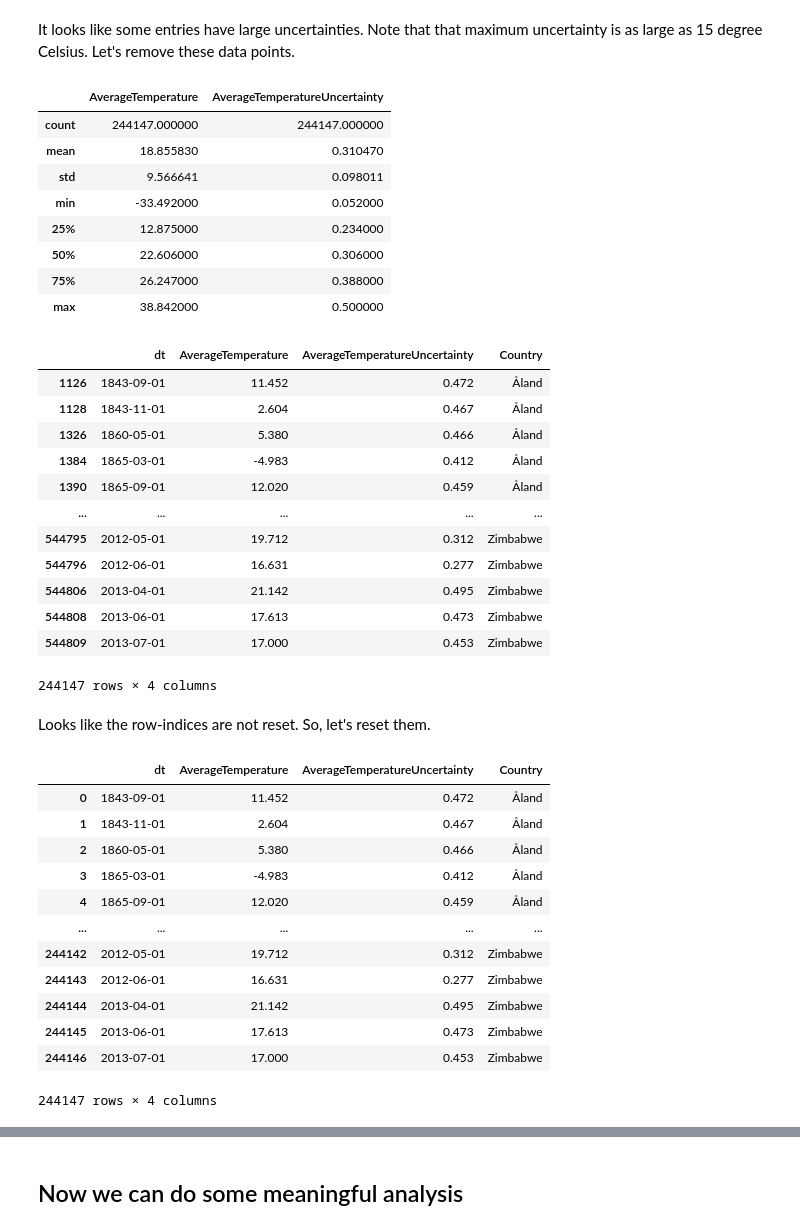
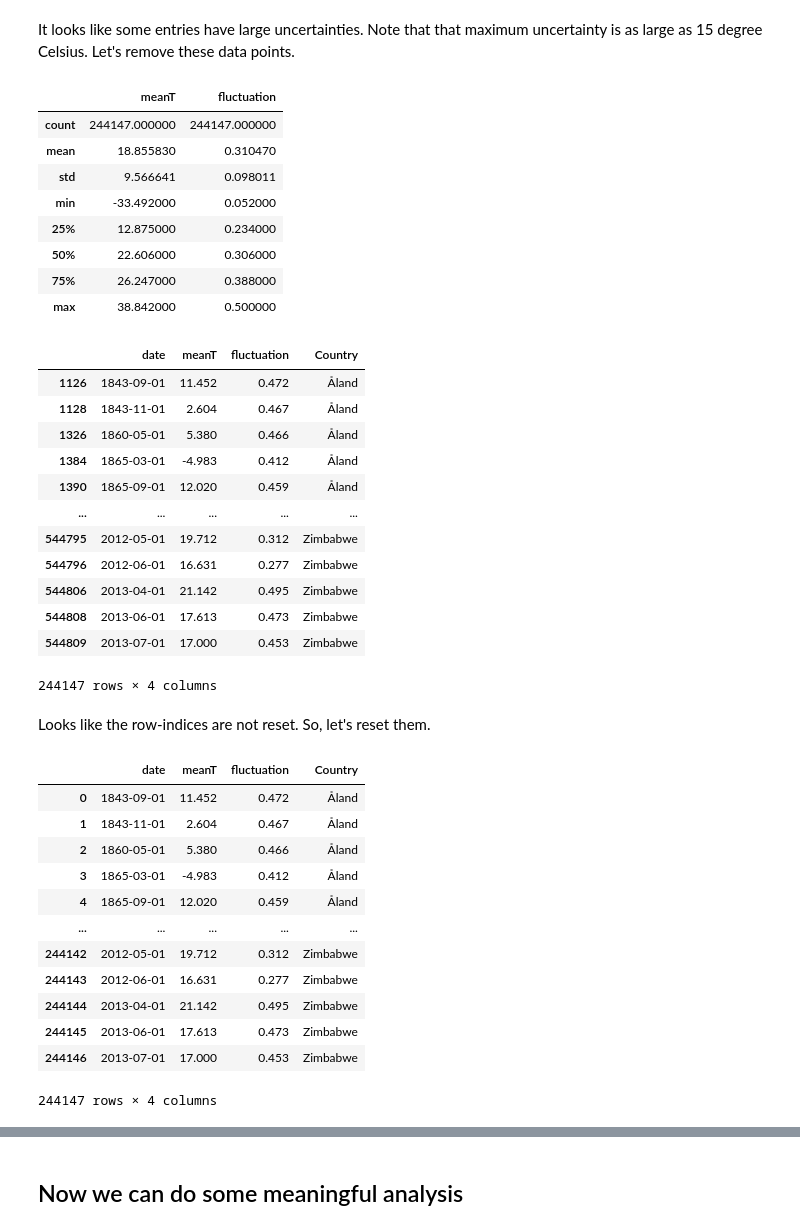
Before and after one commit to raghurama123/DataScience, a Jupyter notebook: notebooks/DS_02.ipynb, the cells around one changed output, grey strips where cells are left out. Drawn from its saved outputs; the diff is of its cells as text; code cells hidden in the pictures.

```diff
--- a/notebooks/DS_02.ipynb
+++ b/notebooks/DS_02.ipynb
@@ -99,10 +111,10 @@ temp.describe()
 # %% [markdown]
 It looks like some entries have large uncertainties. Note that that maximum uncertainty is as large as 15 degree Celsius. Let's remove these data points.
 # %%
-temp=temp[temp['AverageTemperatureUncertainty'] <= 0.5]  # Retain data with uncertainty < 0.5 degree Celsius
+temp=temp[temp['fluctuation'] <= 0.5]  # Retain data with uncertainty < 0.5 degree Celsius
 temp.describe()
 # %% [output]
-|  | AverageTemperature | AverageTemperatureUncertainty |
+|  | meanT | fluctuation |
 | count | 244147.000000 | 244147.000000 |
 | mean | 18.855830 | 0.310470 |
 | std | 9.566641 | 0.098011 |
@@ -114,7 +126,7 @@ temp.describe()
 # %%
 temp
 # %% [output]
-|  | dt | AverageTemperature | AverageTemperatureUncertainty | Country |
+|  | date | meanT | fluctuation | Country |
 | 1126 | 1843-09-01 | 11.452 | 0.472 | Åland |
 | 1128 | 1843-11-01 | 2.604 | 0.467 | Åland |
 | 1326 | 1860-05-01 | 5.380 | 0.466 | Åland |
@@ -133,7 +145,7 @@ Looks like the row-indices are not reset. So, let's reset them.
 temp=temp.reset_index(drop=True)
 temp
 # %% [output]
-|  | dt | AverageTemperature | AverageTemperatureUncertainty | Country |
+|  | date | meanT | fluctuation | Country |
 | 0 | 1843-09-01 | 11.452 | 0.472 | Åland |
 | 1 | 1843-11-01 | 2.604 | 0.467 | Åland |
 | 2 | 1860-05-01 | 5.380 | 0.466 | Åland |
```
Also changed, not shown: parts of 11 cells of this notebook.
